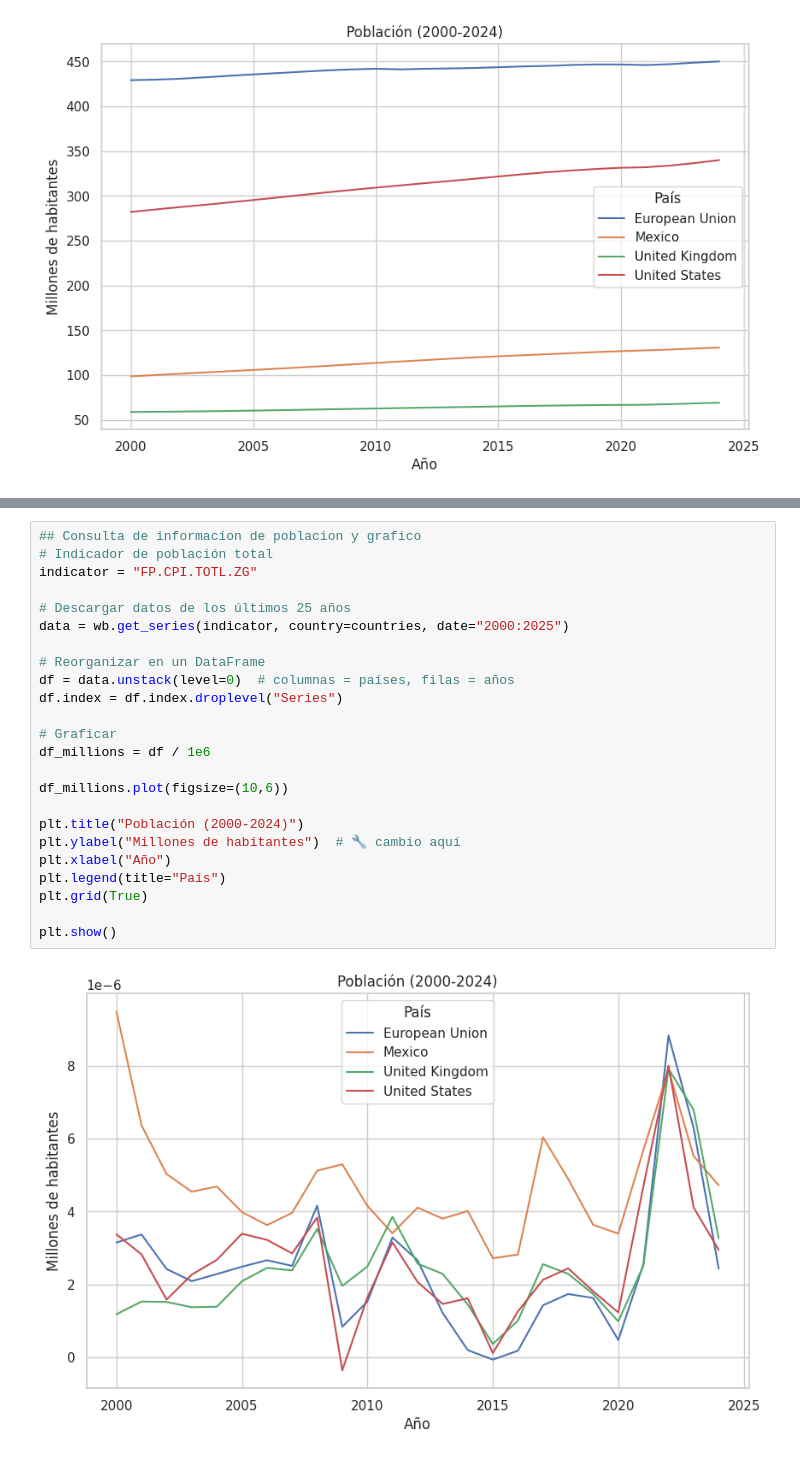
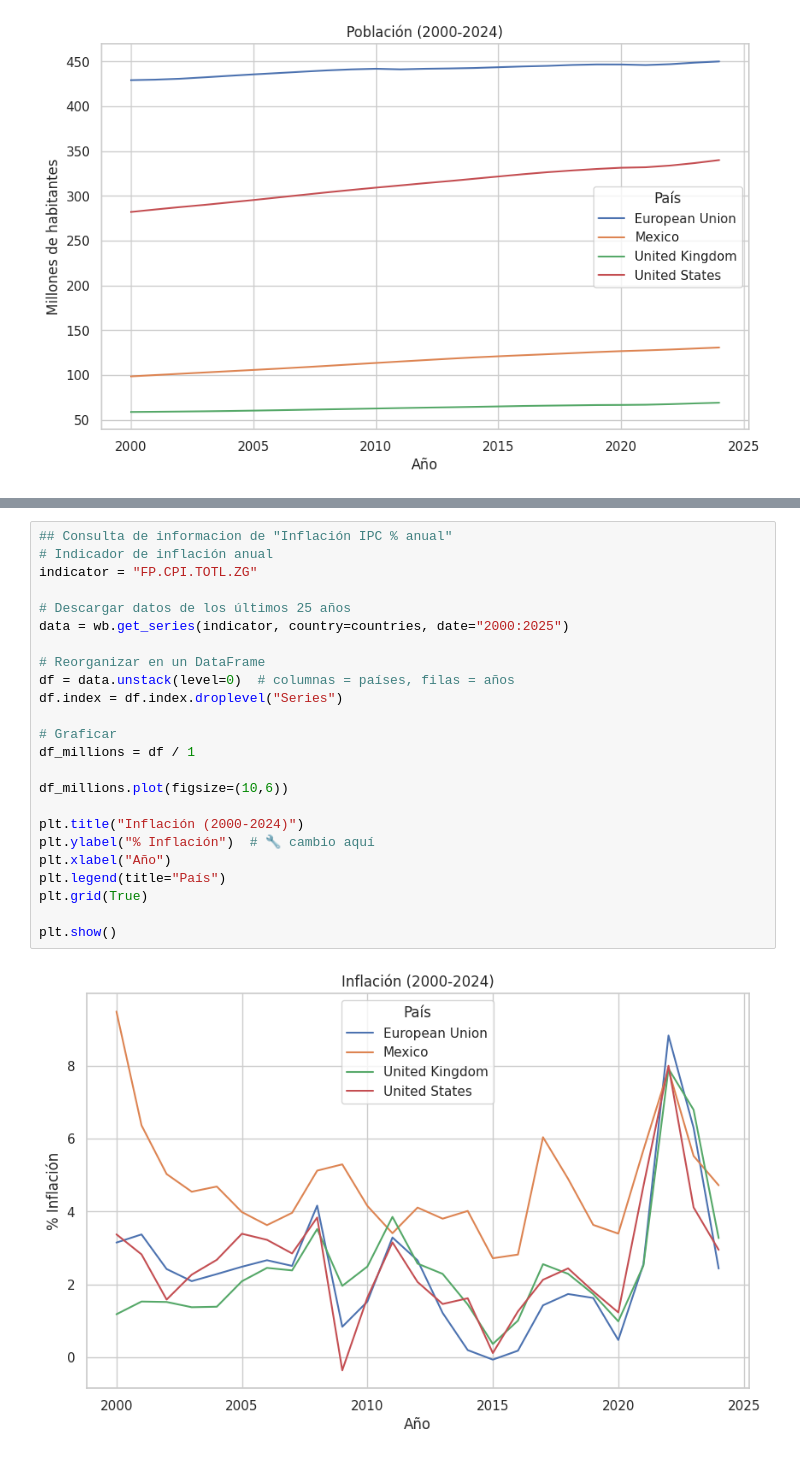
Before and after one commit to raulval9/PrimerPrueba, a Jupyter notebook: IndicadoresReinoUnido.ipynb, the cells around one changed output, grey strips where cells are left out. Cells and saved outputs as stored; diff of their text form.

```diff
--- a/IndicadoresReinoUnido.ipynb
+++ b/IndicadoresReinoUnido.ipynb
@@ -164,26 +164,26 @@ plt.show()
 # %%
-## Consulta de informacion de poblacion y grafico
-# Indicador de población total
+## Consulta de informacion de "Inflación IPC % anual"
+# Indicador de inflación anual
 indicator = "FP.CPI.TOTL.ZG"
 
 # Descargar datos de los últimos 25 años
 data = wb.get_series(indicator, country=countries, date="2000:2025")
 
 # Reorganizar en un DataFrame
 df = data.unstack(level=0)  # columnas = países, filas = años
 df.index = df.index.droplevel("Series")
 
 # Graficar
-df_millions = df / 1e6
+df_millions = df / 1
 
 df_millions.plot(figsize=(10,6))
 
-plt.title("Población (2000-2024)")
-plt.ylabel("Millones de habitantes")  # 🔧 cambio aquí
+plt.title("Inflación (2000-2024)")
+plt.ylabel("% Inflación")  # 🔧 cambio aquí
 plt.xlabel("Año")
 plt.legend(title="País")
 plt.grid(True)
 
 plt.show()
 # %% [output]
-[figure, old version]
+[figure, new version]
```
Also changed, not shown: parts of 17 cells of this notebook.
